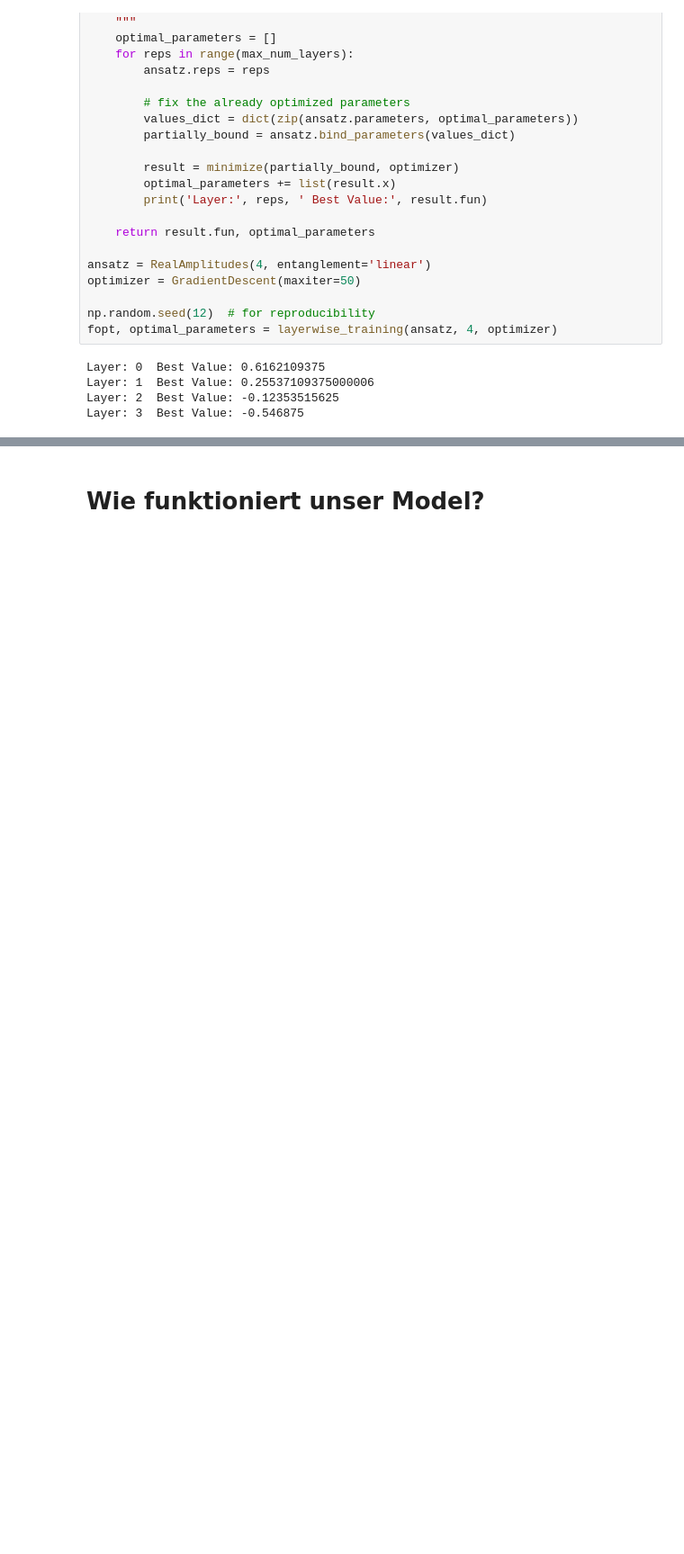
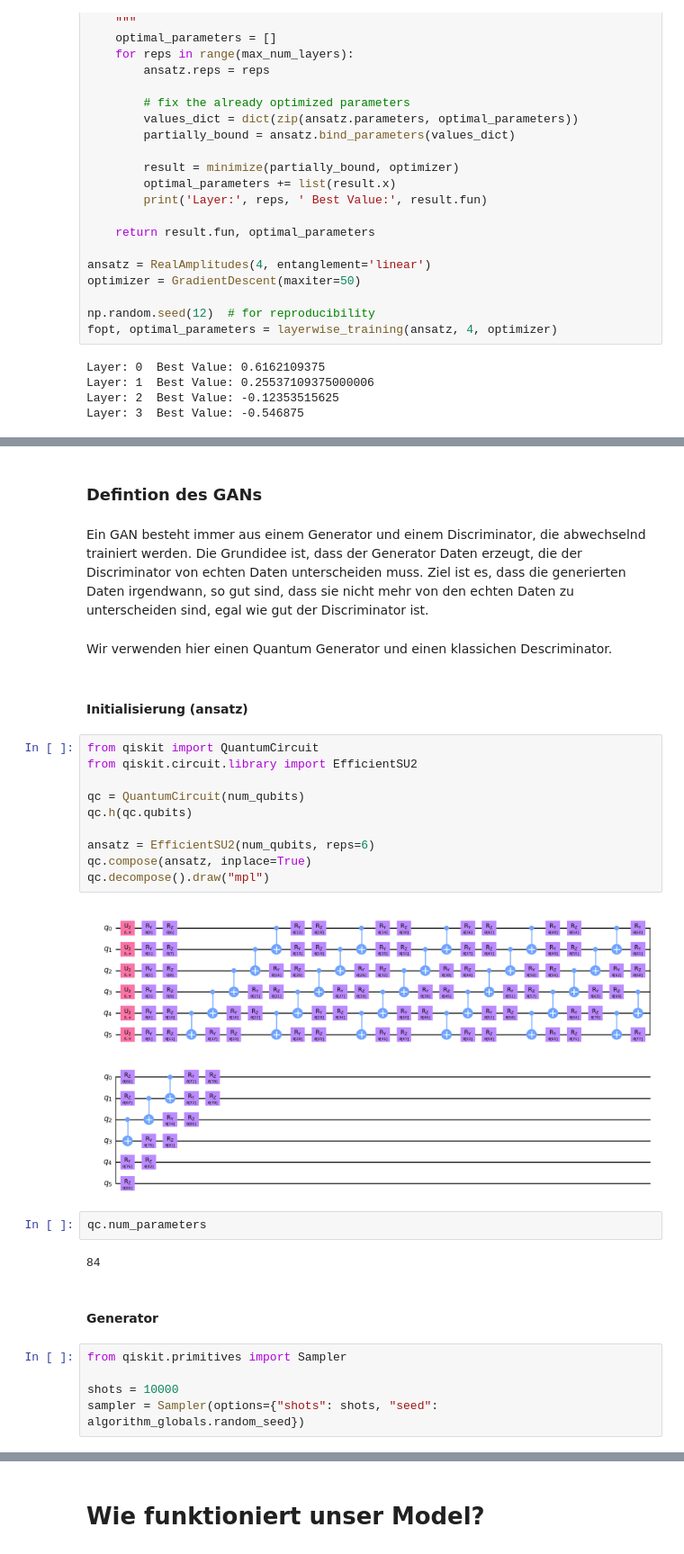
Before and after one commit to jannikobenhoff/quantum_machine_learning, a Jupyter notebook: Presentation.ipynb, the cells around one changed output, grey strips where cells are left out. Shown at 90% size. Saved outputs shown, nothing was run; the diff lists cells and outputs as text; blank space fills up the shorter version.

```diff
--- a/Presentation.ipynb
+++ b/Presentation.ipynb
@@ -1020,0 +1059,31 @@ Layer: 3  Best Value: -0.546875
+# %% [markdown]
+### Defintion des GANs
+# %% [markdown]
+Ein GAN besteht immer aus einem Generator und einem Discriminator, die abwechselnd trainiert werden. Die Grundidee ist, dass der Generator Daten erzeugt, die der Discriminator von echten Daten unterscheiden muss. Ziel ist es, dass die generierten Daten irgendwann, so gut sind, dass sie nicht mehr von den echten Daten zu unterscheiden sind, egal wie gut der Discriminator ist.
+# %% [markdown]
+Wir verwenden hier einen Quantum Generator und einen klassichen Descriminator.
+# %% [markdown]
+#### Initialisierung (ansatz)
+# %%
+from qiskit import QuantumCircuit
+from qiskit.circuit.library import EfficientSU2
+
+qc = QuantumCircuit(num_qubits)
+qc.h(qc.qubits)
+
+ansatz = EfficientSU2(num_qubits, reps=6)
+qc.compose(ansatz, inplace=True)
+qc.decompose().draw("mpl")
+# %% [output]
+[figure, added]
+# %%
+qc.num_parameters
+# %% [output]
+84
+# %% [markdown]
+#### Generator
+# %%
+from qiskit.primitives import Sampler
+
+shots = 10000
+sampler = Sampler(options={"shots": shots, "seed": algorithm_globals.random_seed})
```
Also changed, not shown: parts of 31 cells of this notebook.
